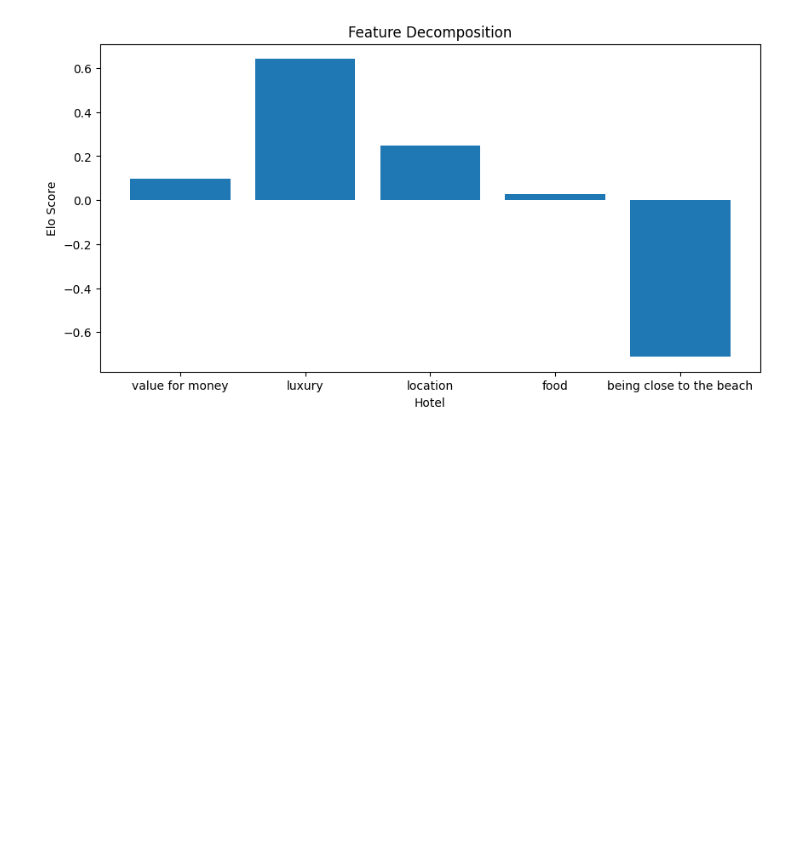
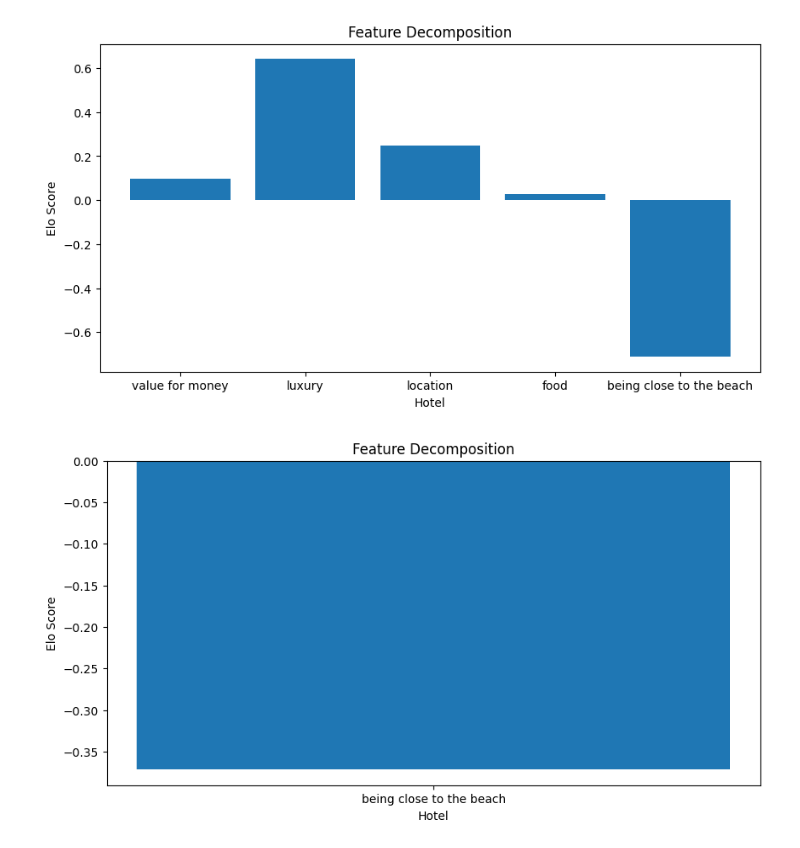
Before and after one commit to chrisjwheeler/LMEO, a Jupyter notebook: Experiments/09_regressing_elo_scores.ipynb, the cells around one changed output. Drawn from its saved outputs; the diff is of its cells as text; code cells hidden in the pictures; blank space fills up the shorter version.

Commit message:
Further testing the decomposition method.

```diff
--- a/Experiments/09_regressing_elo_scores.ipynb
+++ b/Experiments/09_regressing_elo_scores.ipynb
@@ -41,6 +43,8 @@ recomendation_elo_scores = [(2.6741629983024118, 'The Ritz'), (1.201178227998234
 
 with open(fr'.\pickles\elo_scores_london_test_run.pkl', 'rb') as file:
     feature_elo_scores =  pickle.load(file)
+
+reduced_features = {feature : feature_elo_scores[feature] for feature in ['being close to the beach'] }
 # %%
 print([x[1] for x in feature_elo_scores['location']])
 print([x[1] for x in feature_elo_scores['value for money']])
@@ -50,3 +58,4 @@ print([x[1] for x in feature_elo_scores['value for money']])
 # %%
 feature_decomposition = get_decomposition(recomendation_elo_scores, feature_elo_scores, pairwise_words)
+reduced_decomposition = get_decomposition(recomendation_elo_scores, reduced_features, pairwise_words)
 # %% [output]
@@ -70,3 +76,18 @@ plt.title('Feature Decomposition')
 plt.show()
 # %% [output]
 [figure]
+# %%
+import matplotlib.pyplot as plt
+
+# Extracting the hotel names and elo scores from feature_decomposition
+hotel_names, elo_scores = zip(*reduced_decomposition)
+
+# Creating a bar chart
+plt.figure(figsize=(10, 5))
+plt.bar(hotel_names, elo_scores)
+plt.xlabel('Hotel')
+plt.ylabel('Elo Score')
+plt.title('Feature Decomposition')
+plt.show()
+# %% [output]
+[figure, added]
```
Also changed, not shown: parts of 11 cells of this notebook, 9 other files.
